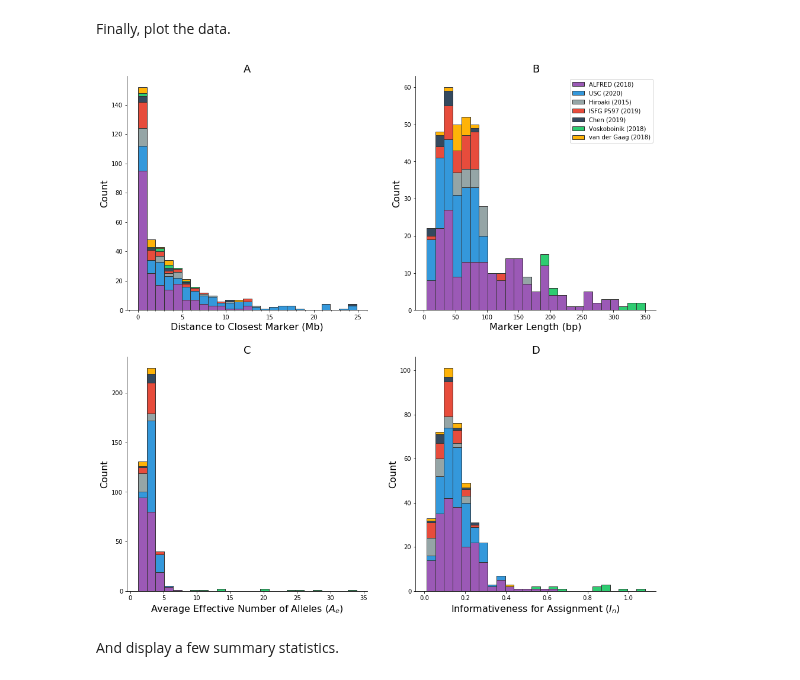
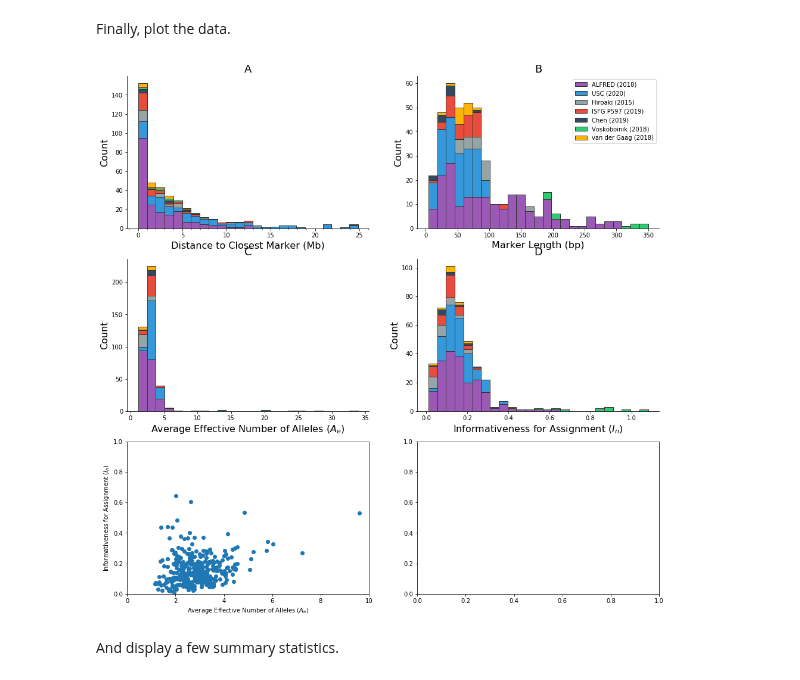
Before and after one commit to bioforensics/MicroHapDB, a Jupyter notebook: notebooks/marker-attributes.ipynb, the cells around one changed output. Drawn from its saved outputs; the diff is of its cells as text; code cells hidden in the pictures.

```diff
--- a/notebooks/marker-attributes.ipynb
+++ b/notebooks/marker-attributes.ipynb
@@ -86,7 +86,7 @@ for src in sources:
 # %% [markdown]
 Finally, plot the data.
 # %%
-fig, axes = plt.subplots(nrows=2, ncols=2, figsize=(16, 16))
+fig, axes = plt.subplots(nrows=3, ncols=2, figsize=(16, 16))
 fig.patch.set_facecolor('white')
 
 plots = (2, 3, 4)
@@ -96,36 +96,43 @@ xlabels = (
     'Average Effective Number of Alleles ($A_e$)',
     'Informativeness for Assignment ($I_n$)'
 )
 legendlabels = [labels[src] for src in sources]
 
-axis = plt.subplot(2, 2, 1)
+axis = plt.subplot(3, 2, 1)
 plt.hist(distlists, color=colors, edgecolor='#333333', bins=25, stacked=True, label=legendlabels)
 axis = plt.gca()
 axis.spines['top'].set_visible(False)
 axis.spines['right'].set_visible(False)
 axis.xaxis.set_minor_locator(MultipleLocator(1))
 axis.set_xlabel('Distance to Closest Marker (Mb)', fontsize=16)
 axis.set_ylabel('Count', fontsize=16)
 axis.set_title('A', fontsize=18)
 
 for plotn, attribute, xlabel in zip(plots, attributes, xlabels):
-    axis = plt.subplot(2, 2, plotn)
+    axis = plt.subplot(3, 2, plotn)
     data = [ss[attribute] for ss in subsets]
     plt.hist(
         data, color=colors, edgecolor='#333333', bins=25,
         stacked=True, label=legendlabels
     )
     axis.spines['top'].set_visible(False)
     axis.spines['right'].set_visible(False)
     axis.set_xlabel(xlabel, fontsize=16)
     axis.set_ylabel('Count', fontsize=16)
     axis.set_title(chr(plotn + 64), fontsize=18)
     if plotn == 2:
         _ = axis.legend()
 
+axis = plt.subplot(3, 2, plotn + 1)
+plt.scatter(m.AvgAe, m.In)
+axis.set_xlabel('Average Effective Number of Alleles ($A_e$)')
+axis.set_ylabel('Informativeness for Assignment ($I_n$)')
+axis.set_xlim((0, 10))
+axis.set_ylim((0, 1))
+
 fig.savefig('mh-attributes.pdf')
 # %% [output]
-[figure, old version]
+[figure, new version]
 # %% [markdown]
 And display a few summary statistics.
 # %%
```
Also changed, not shown: parts of 1 cell of this notebook.
